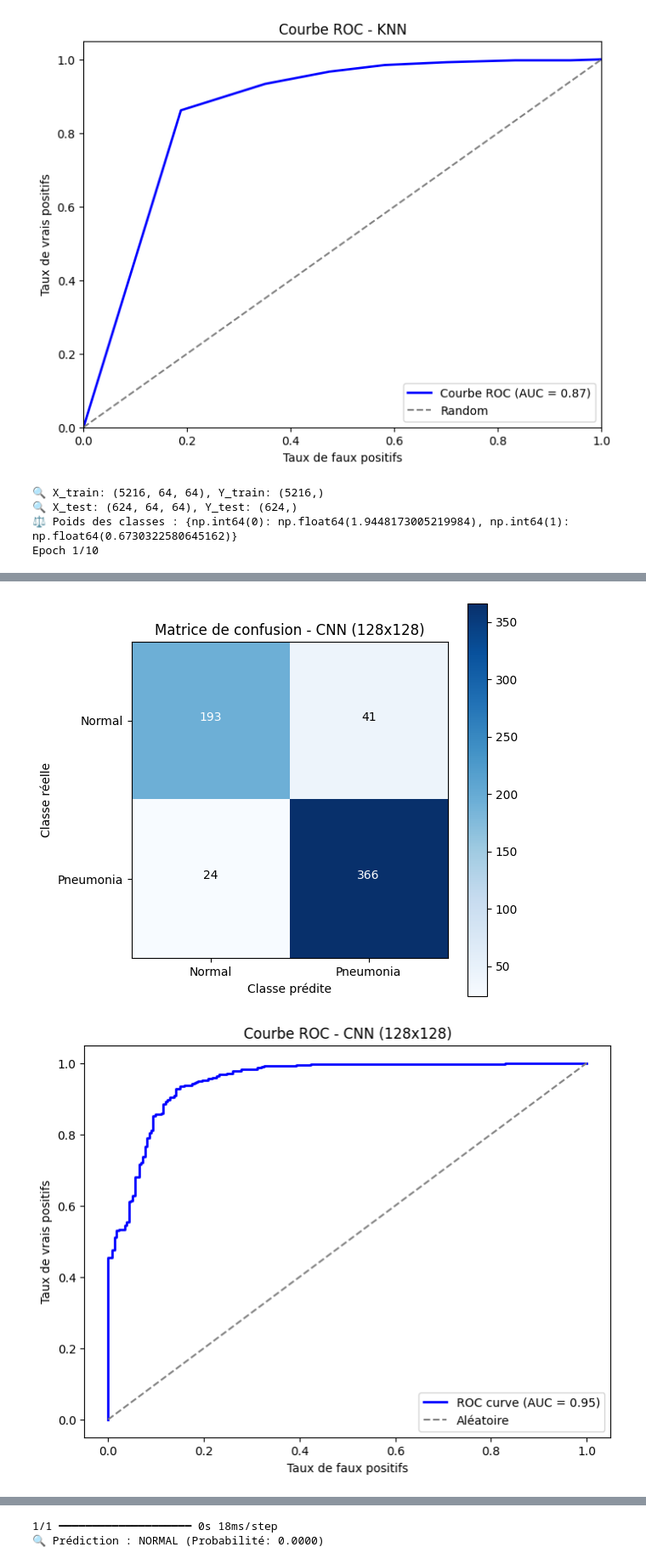
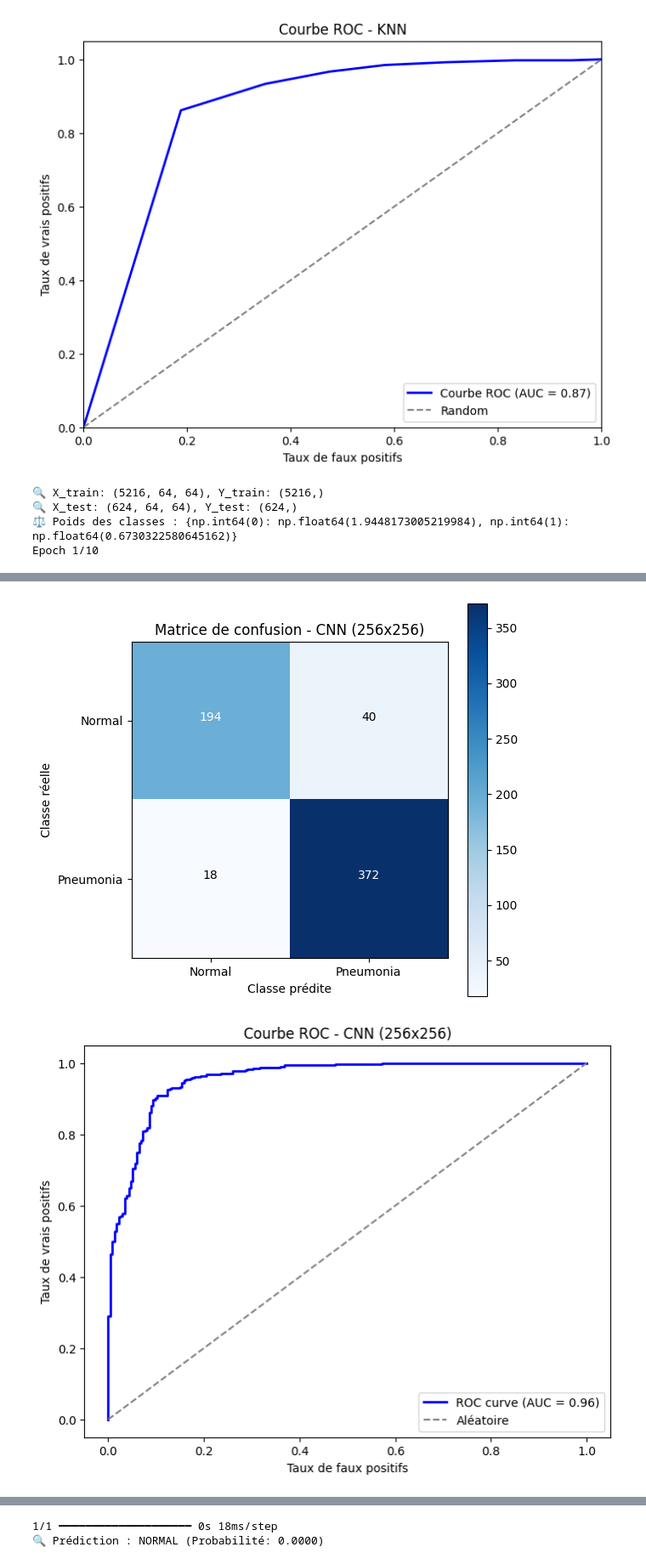
Before and after one commit to antoine-gourgue/medical-ai-detection, a Jupyter notebook: notebooks/Notebook.ipynb, the cells around one changed output, grey strips where cells are left out. Shown at 85% size. Drawn from its saved outputs; the diff is of its cells as text; code cells hidden in the pictures.

```diff
--- a/notebooks/Notebook.ipynb
+++ b/notebooks/Notebook.ipynb
@@ -304,7 +158,6 @@ from sklearn.utils.class_weight import compute_class_weight
 from sklearn.metrics import classification_report, confusion_matrix, roc_curve, auc
 import matplotlib.pyplot as plt
 
-# 1️⃣ Charger les données
 X_train = np.load("/Users/antoinegourgue/Desktop/Projects/medical-ai-detection/data/X_train.npy")
 Y_train = np.load("/Users/antoinegourgue/Desktop/Projects/medical-ai-detection/data/Y_train.npy")
 X_test = np.load("/Users/antoinegourgue/Desktop/Projects/medical-ai-detection/data/X_test.npy")
@@ -313,22 +166,18 @@ Y_test = np.load("/Users/antoinegourgue/Desktop/Projects/medical-ai-detection/da
 print(f"🔍 X_train: {X_train.shape}, Y_train: {Y_train.shape}")
 print(f"🔍 X_test: {X_test.shape}, Y_test: {Y_test.shape}")
 
-# 2️⃣ Redimensionner les images à 128x128 et ajouter une dimension de canal
-IMG_SIZE = (128, 128)
+IMG_SIZE = (256, 256)
 X_train_resized = np.array([tf.image.resize(np.expand_dims(img, -1), IMG_SIZE).numpy() for img in X_train])
 X_test_resized = np.array([tf.image.resize(np.expand_dims(img, -1), IMG_SIZE).numpy() for img in X_test])
 
-# 3️⃣ Normaliser les images
 X_train_resized = X_train_resized.astype('float32') / 255.0
 X_test_resized = X_test_resized.astype('float32') / 255.0
 
-# 4️⃣ Calculer les poids des classes pour gérer le déséquilibre
 classes = np.unique(Y_train)
 class_weights = compute_class_weight(class_weight='balanced', classes=classes, y=Y_train)
 class_weights_dict = dict(zip(classes, class_weights))
 print(f"⚖️ Poids des classes : {class_weights_dict}")
 
-# 5️⃣ Augmentation des données
 datagen = ImageDataGenerator(
     rotation_range=15,
     width_shift_range=0.1,
@@ -338,9 +187,8 @@ datagen = ImageDataGenerator(
 )
 datagen.fit(X_train_resized)
 
-# 6️⃣ Définition du modèle CNN
 model = models.Sequential([
-    layers.Input(shape=(128, 128, 1)),
+    layers.Input(shape=(256, 256, 1)),
     layers.Conv2D(32, (3, 3), activation='relu', kernel_regularizer=l2(0.001)),
     layers.BatchNormalization(),
     layers.MaxPooling2D((2, 2)),
@@ -357,6 +205,7 @@ model = models.Sequential([
     layers.BatchNormalization(),
     layers.MaxPooling2D((2, 2)),
 
+
     layers.Flatten(),
     layers.Dense(512, activation='relu'),
     layers.Dropout(0.5),
@@ -365,26 +214,22 @@ model = models.Sequential([
     layers.Dense(1, activation='sigmoid')
 ])
 
-# 7️⃣ Compilation du modèle
 model.compile(optimizer=tf.keras.optimizers.Adam(learning_rate=0.00002),
               loss='binary_crossentropy',
               metrics=['accuracy'])
 
-# 8️⃣ Callbacks
 callbacks = [
     EarlyStopping(monitor='val_loss', patience=5, verbose=1, restore_best_weights=True),
     ReduceLROnPlateau(monitor='val_loss', factor=0.5, patience=3, verbose=1),
     ModelCheckpoint("models/best_cnn_model_128.keras", monitor='val_loss', save_best_only=True, verbose=1)
 ]
 
-# 9️⃣ Entraînement
 history = model.fit(datagen.flow(X_train_resized, Y_train, batch_size=32),
                     epochs=10,
                     validation_data=(X_test_resized, Y_test),
                     class_weight=class_weights_dict,
                     callbacks=callbacks)
 
-# 🔟 Évaluation
 Y_pred_prob = model.predict(X_test_resized)
 Y_pred = (Y_pred_prob > 0.5).astype("int32")
 accuracy = np.mean(Y_pred.flatten() == Y_test)
@@ -392,11 +237,10 @@ accuracy = np.mean(Y_pred.flatten() == Y_test)
 print(f"\n✅ Accuracy du modèle CNN : {accuracy:.4f}")
 print("\n📊 Rapport de classification :\n", classification_report(Y_test, Y_pred))
 
-# 📊 Matrice de confusion
 cm = confusion_matrix(Y_test, Y_pred)
 plt.figure(figsize=(6, 6))
 plt.imshow(cm, interpolation='nearest', cmap=plt.cm.Blues)
-plt.title("Matrice de confusion - CNN (128x128)")
+plt.title("Matrice de confusion - CNN (256x256)")
 plt.colorbar()
 tick_marks = range(2)
 plt.xticks(tick_marks, ['Normal', 'Pneumonia'])
@@ -413,7 +257,6 @@ plt.xlabel("Classe prédite")
 plt.ylabel("Classe réelle")
 plt.show()
 
-# 📈 Courbe ROC
 fpr, tpr, thresholds = roc_curve(Y_test, Y_pred_prob)
 roc_auc = auc(fpr, tpr)
 plt.figure(figsize=(8, 6))
@@ -421,12 +264,11 @@ plt.plot(fpr, tpr, color="blue", lw=2, label=f"ROC curve (AUC = {roc_auc:.2f})")
 plt.plot([0, 1], [0, 1], color="gray", linestyle="--", label="Aléatoire")
 plt.xlabel("Taux de faux positifs")
 plt.ylabel("Taux de vrais positifs")
-plt.title("Courbe ROC - CNN (128x128)")
+plt.title("Courbe ROC - CNN (256x256)")
 plt.legend(loc="lower right")
 plt.show()
 
-# 💾 Sauvegarde finale
-model.save("models/final_cnn_model_128.keras")
+model.save("models/cnn_256_V2.keras")
 # %% [output]
 🔍 X_train: (5216, 64, 64), Y_train: (5216,)
 🔍 X_test: (624, 64, 64), Y_test: (624,)
@@ -452,5 +294,5 @@ weighted avg       0.90      0.90      0.89       624
-[figure, old version]
+[figure, new version]
-[figure, old version]
+[figure, new version]
 # %%
 import matplotlib.pyplot as plt
 
```
Also changed, not shown: parts of 6 cells of this notebook, 6 other files.
